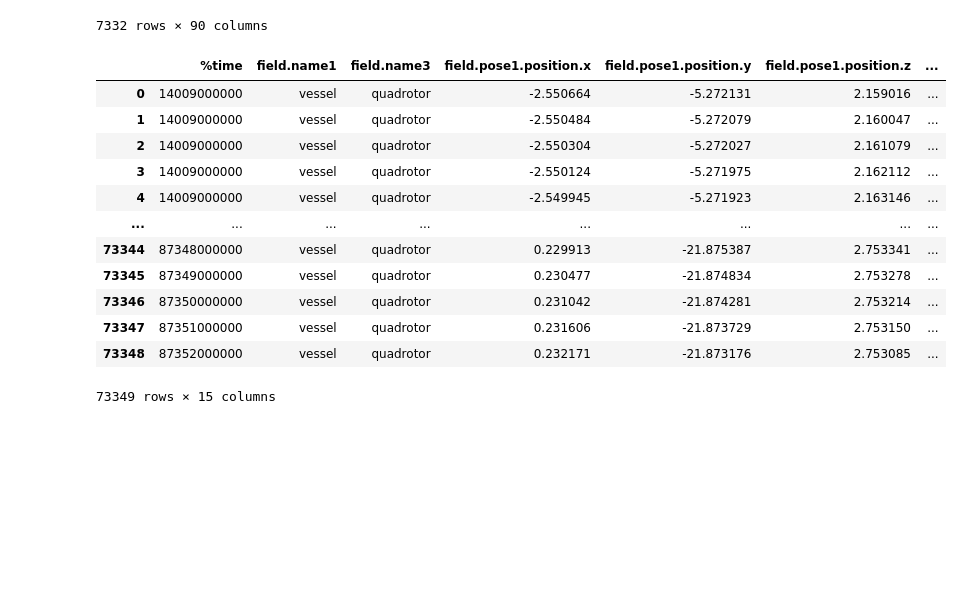
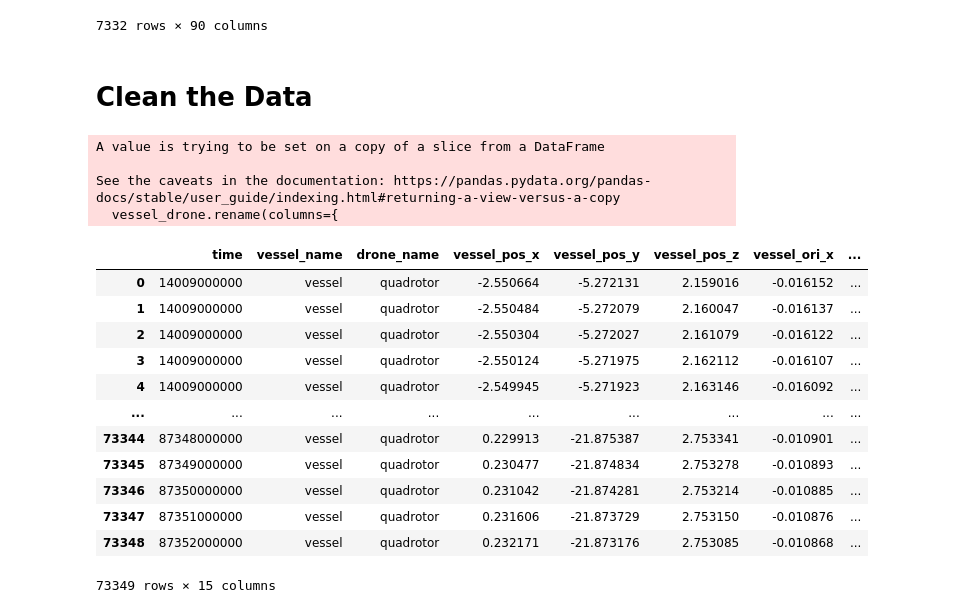
Before and after one commit to martinn10925040/Thesis_408, a Jupyter notebook: Computer_vision/data_extraction.ipynb, the cells around one changed output. Saved outputs shown, nothing was run; the diff lists cells and outputs as text; code cells hidden in the pictures; blank space fills up the shorter version.

Commit message:
Clean and Update the data calculation

```diff
--- a/Computer_vision/data_extraction.ipynb
+++ b/Computer_vision/data_extraction.ipynb
@@ -86,45 +67,70 @@ Index(['%time', 'field.header.seq', 'field.header.stamp',
 | 7330 | 87328000000 | 8730 | 87311000000 | world | base_link | ... |
 | 7331 | 87328000000 | 8731 | 87321000000 | world | base_link | ... |
 7332 rows × 90 columns
+# %% [markdown]
+# Clean the Data
 # %%
-# List of columns to keep:
+# Create the subset DataFrame from your model_state DataFrame
 subset_columns_state_space = [
     '%time',                  # Timestamp column
-    'field.name1',            # Name for the model at index 1
-    'field.name3',            # Name for the model at index 3
-    # Pose data for model 1:
+    'field.name1',            # Name for the model at index 1 (vessel)
+    'field.name3',            # Name for the model at index 3 (drone)
+    # Pose data for model 1 (vessel):
     'field.pose1.position.x',
     'field.pose1.position.y',
     'field.pose1.position.z',
     'field.pose1.orientation.x',
     'field.pose1.orientation.y',
     'field.pose1.orientation.z',
-    # Pose data for model 3:
+    # Pose data for model 3 (drone):
     'field.pose3.position.x',
     'field.pose3.position.y',
     'field.pose3.position.z',
     'field.pose3.orientation.x',
     'field.pose3.orientation.y',
     'field.pose3.orientation.z'
 ]
 
-# Create the subset DataFrame
 vessel_drone = model_state[subset_columns_state_space]
 
+# Rename the columns for clarity:
+vessel_drone.rename(columns={
+    '%time': 'time',
+    'field.name1': 'vessel_name',
+    'field.name3': 'drone_name',
+    'field.pose1.position.x': 'vessel_pos_x',
+    'field.pose1.position.y': 'vessel_pos_y',
+    'field.pose1.position.z': 'vessel_pos_z',
+    'field.pose1.orientation.x': 'vessel_ori_x',
+    'field.pose1.orientation.y': 'vessel_ori_y',
+    'field.pose1.orientation.z': 'vessel_ori_z',
+    'field.pose3.position.x': 'drone_pos_x',
+    'field.pose3.position.y': 'drone_pos_y',
+    'field.pose3.position.z': 'drone_pos_z',
+    'field.pose3.orientation.x': 'drone_ori_x',
+    'field.pose3.orientation.y': 'drone_ori_y',
+    'field.pose3.orientation.z': 'drone_ori_z'
+}, inplace=True)
+
+# Display the renamed DataFrame
 vessel_drone
 # %% [output]
+A value is trying to be set on a copy of a slice from a DataFrame
+
+See the caveats in the documentation: https://pandas.pydata.org/pandas-docs/stable/user_guide/indexing.html#returning-a-view-versus-a-copy
+  vessel_drone.rename(columns={
-|  | %time | field.name1 | field.name3 | field.pose1.position.x | field.pose1.position.y | field.pose1.position.z | ... |
-| 0 | 14009000000 | vessel | quadrotor | -2.550664 | -5.272131 | 2.159016 | ... |
-| 1 | 14009000000 | vessel | quadrotor | -2.550484 | -5.272079 | 2.160047 | ... |
-| 2 | 14009000000 | vessel | quadrotor | -2.550304 | -5.272027 | 2.161079 | ... |
-| 3 | 14009000000 | vessel | quadrotor | -2.550124 | -5.271975 | 2.162112 | ... |
-| 4 | 14009000000 | vessel | quadrotor | -2.549945 | -5.271923 | 2.163146 | ... |
-| ... | ... | ... | ... | ... | ... | ... | ... |
-| 73344 | 87348000000 | vessel | quadrotor | 0.229913 | -21.875387 | 2.753341 | ... |
-| 73345 | 87349000000 | vessel | quadrotor | 0.230477 | -21.874834 | 2.753278 | ... |
-| 73346 | 87350000000 | vessel | quadrotor | 0.231042 | -21.874281 | 2.753214 | ... |
-| 73347 | 87351000000 | vessel | quadrotor | 0.231606 | -21.873729 | 2.753150 | ... |
-| 73348 | 87352000000 | vessel | quadrotor | 0.232171 | -21.873176 | 2.753085 | ... |
+|  | time | vessel_name | drone_name | vessel_pos_x | vessel_pos_y | vessel_pos_z | vessel_ori_x | ... |
+| 0 | 14009000000 | vessel | quadrotor | -2.550664 | -5.272131 | 2.159016 | -0.016152 | ... |
+| 1 | 14009000000 | vessel | quadrotor | -2.550484 | -5.272079 | 2.160047 | -0.016137 | ... |
+| 2 | 14009000000 | vessel | quadrotor | -2.550304 | -5.272027 | 2.161079 | -0.016122 | ... |
+| 3 | 14009000000 | vessel | quadrotor | -2.550124 | -5.271975 | 2.162112 | -0.016107 | ... |
+| 4 | 14009000000 | vessel | quadrotor | -2.549945 | -5.271923 | 2.163146 | -0.016092 | ... |
+| ... | ... | ... | ... | ... | ... | ... | ... | ... |
+| 73344 | 87348000000 | vessel | quadrotor | 0.229913 | -21.875387 | 2.753341 | -0.010901 | ... |
+| 73345 | 87349000000 | vessel | quadrotor | 0.230477 | -21.874834 | 2.753278 | -0.010893 | ... |
+| 73346 | 87350000000 | vessel | quadrotor | 0.231042 | -21.874281 | 2.753214 | -0.010885 | ... |
+| 73347 | 87351000000 | vessel | quadrotor | 0.231606 | -21.873729 | 2.753150 | -0.010876 | ... |
+| 73348 | 87352000000 | vessel | quadrotor | 0.232171 | -21.873176 | 2.753085 | -0.010868 | ... |
-73349 rows × 15 columns
+73349 rows × 15 columns
 # %%
 subset_columns_drone_marker = [
```
Also changed, not shown: parts of 14 cells of this notebook.
